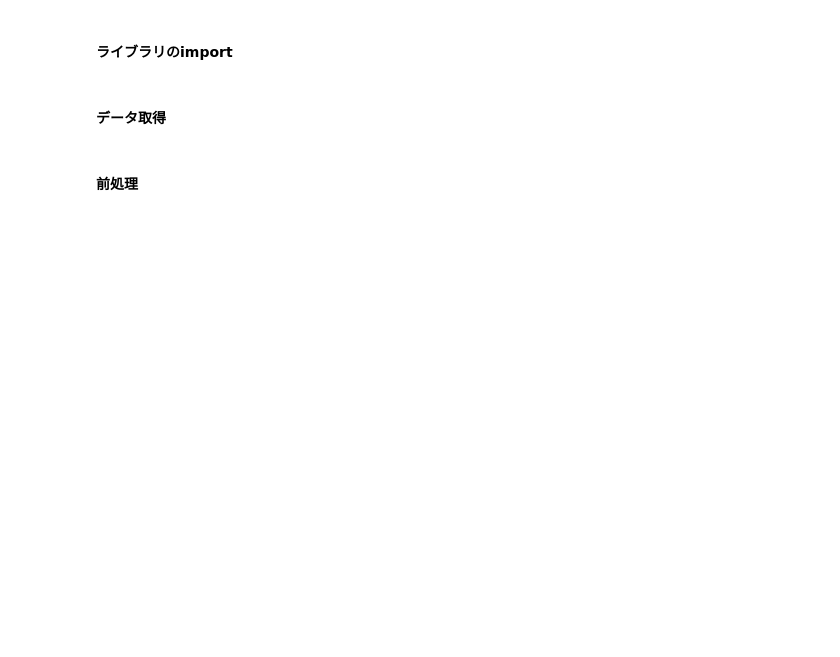
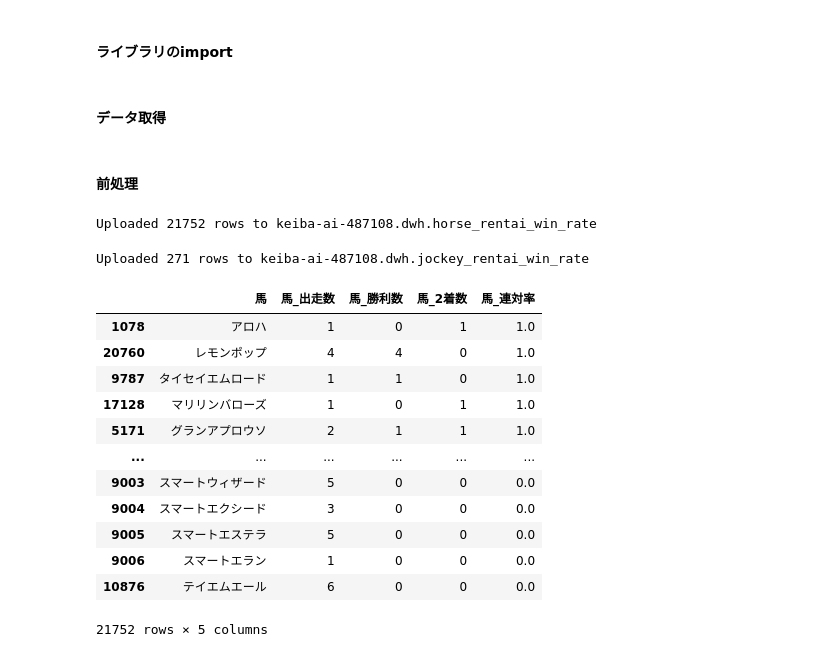
Before and after one commit to zumibanbanG/keiba_ai_app, a Jupyter notebook: app/keiba_science/src/keiba_science/model_ver1.ipynb, the cells around one changed output. Saved outputs shown, nothing was run; the diff lists cells and outputs as text; code cells hidden in the pictures; blank space fills up the shorter version.

```diff
--- a/app/keiba_science/src/keiba_science/model_ver1.ipynb
+++ b/app/keiba_science/src/keiba_science/model_ver1.ipynb
@@ -100,0 +97,39 @@ feature_df['騎手_連対率'] = feature_df['騎手_連対率'].fillna(mean_jock
+# %%
+# 推論時ように、馬_連対率と騎手_連対率をBQに保存しておく
+
+# 馬連帯率をBQに保存
+table_id = f"keiba-ai-487108.dwh.horse_rentai_win_rate"
+job_config = bigquery.LoadJobConfig(
+    write_disposition=bigquery.WriteDisposition.WRITE_APPEND,
+)
+job = client.load_table_from_dataframe(horse_rentai_df, table_id, job_config=job_config)
+job.result()  # Wait for the job to complete
+print(f"Uploaded {len(horse_rentai_df)} rows to {table_id}")
+
+# 騎手連帯率をBQに保存
+table_id = f"keiba-ai-487108.dwh.jockey_rentai_win_rate"
+job_config = bigquery.LoadJobConfig(
+    write_disposition=bigquery.WriteDisposition.WRITE_APPEND,
+)
+job = client.load_table_from_dataframe(jockey_rentai_df, table_id, job_config=job_config)
+job.result()  # Wait for the job to complete
+print(f"Uploaded {len(jockey_rentai_df)} rows to {table_id}")
+# %% [output]
+Uploaded 21752 rows to keiba-ai-487108.dwh.horse_rentai_win_rate
+Uploaded 271 rows to keiba-ai-487108.dwh.jockey_rentai_win_rate
+# %%
+horse_rentai_df
+# %% [output]
+|  | 馬 | 馬_出走数 | 馬_勝利数 | 馬_2着数 | 馬_連対率 |
+| 1078 | アロハ | 1 | 0 | 1 | 1.0 |
+| 20760 | レモンポップ | 4 | 4 | 0 | 1.0 |
+| 9787 | タイセイエムロード | 1 | 1 | 0 | 1.0 |
+| 17128 | マリリンバローズ | 1 | 0 | 1 | 1.0 |
+| 5171 | グランアプロウソ | 2 | 1 | 1 | 1.0 |
+| ... | ... | ... | ... | ... | ... |
+| 9003 | スマートウィザード | 5 | 0 | 0 | 0.0 |
+| 9004 | スマートエクシード | 3 | 0 | 0 | 0.0 |
+| 9005 | スマートエステラ | 5 | 0 | 0 | 0.0 |
+| 9006 | スマートエラン | 1 | 0 | 0 | 0.0 |
+| 10876 | テイエムエール | 6 | 0 | 0 | 0.0 |
+21752 rows × 5 columns
```
Also changed, not shown: parts of 12 cells of this notebook, 6 other files.
